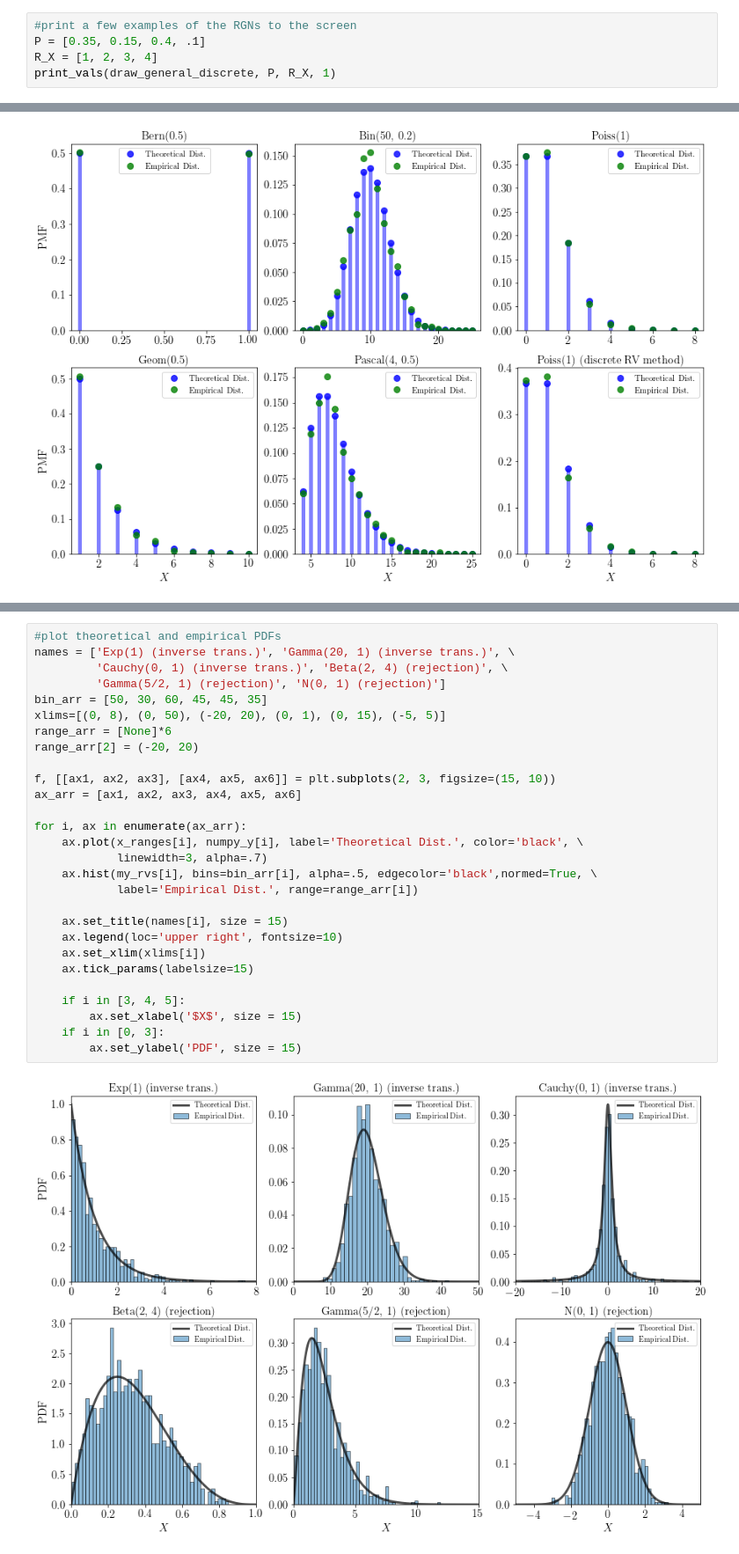
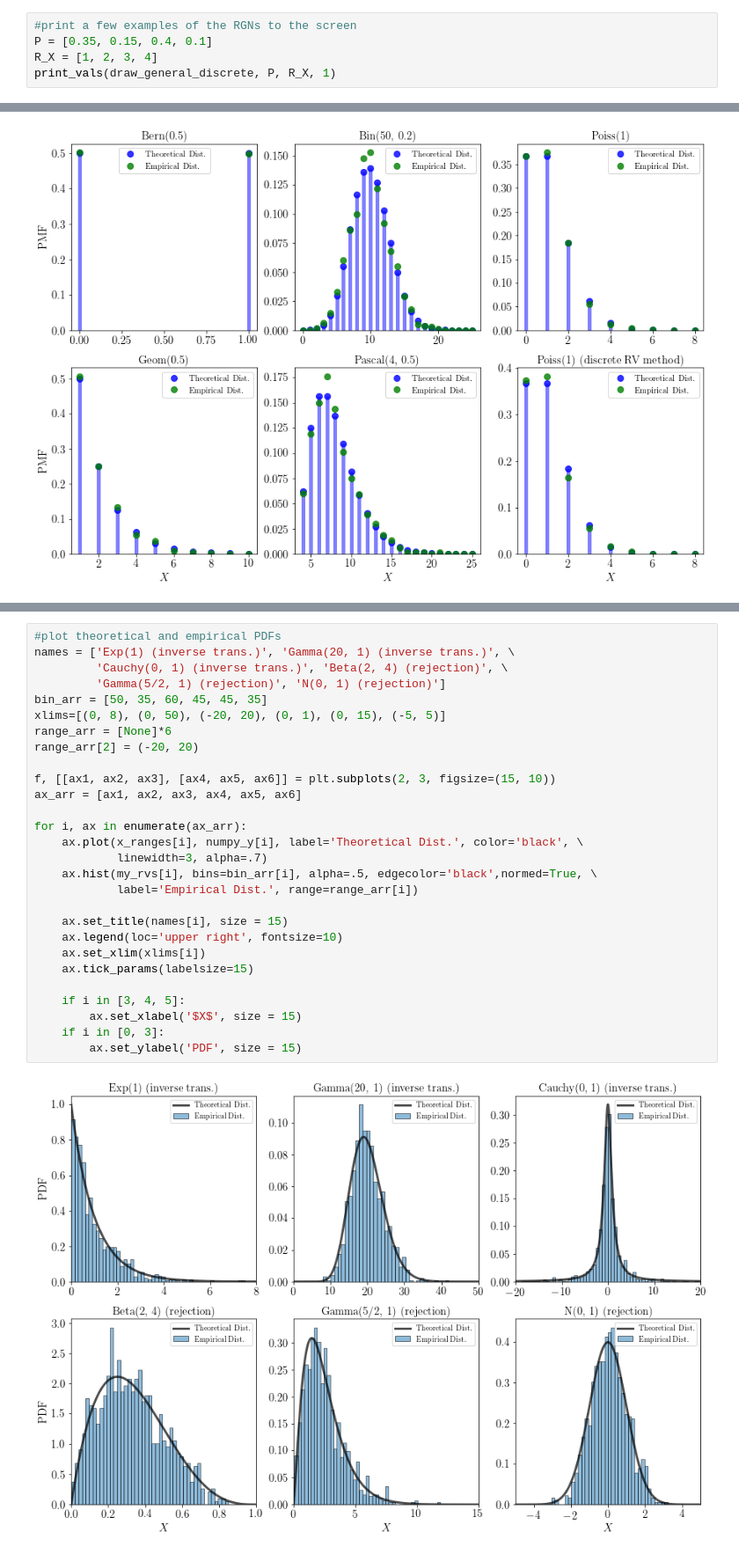
Before and after one commit to dsrub/solutions_to_probability_statistics, a Jupyter notebook: chpt12/chapter_12.ipynb, the cells around one changed output, grey strips where cells are left out. Shown at 88% size. Cells and saved outputs as stored; diff of their text form.

```diff
--- a/chpt12/chapter_12.ipynb
+++ b/chpt12/chapter_12.ipynb
@@ -165,7 +165,7 @@ def draw_general_discrete(P, R_X, N):
     return X_arr
 # %%
 #print a few examples of the RGNs to the screen
-P = [0.35, 0.15, 0.4, .1]
+P = [0.35, 0.15, 0.4, 0.1]
 R_X = [1, 2, 3, 4]
 print_vals(draw_general_discrete, P, R_X, 1)
 # %% [output]
@@ -943,30 +952,30 @@ I now plot normalized histograms of the data and compare to the theoretical dist
 # %%
 #plot theoretical and empirical PDFs
 names = ['Exp(1) (inverse trans.)', 'Gamma(20, 1) (inverse trans.)', \
          'Cauchy(0, 1) (inverse trans.)', 'Beta(2, 4) (rejection)', \
          'Gamma(5/2, 1) (rejection)', 'N(0, 1) (rejection)']
-bin_arr = [50, 30, 60, 45, 45, 35]
+bin_arr = [50, 35, 60, 45, 45, 35]
 xlims=[(0, 8), (0, 50), (-20, 20), (0, 1), (0, 15), (-5, 5)]
 range_arr = [None]*6
 range_arr[2] = (-20, 20)
 
 f, [[ax1, ax2, ax3], [ax4, ax5, ax6]] = plt.subplots(2, 3, figsize=(15, 10))
 ax_arr = [ax1, ax2, ax3, ax4, ax5, ax6]
 
 for i, ax in enumerate(ax_arr):
     ax.plot(x_ranges[i], numpy_y[i], label='Theoretical Dist.', color='black', \
             linewidth=3, alpha=.7)
     ax.hist(my_rvs[i], bins=bin_arr[i], alpha=.5, edgecolor='black',normed=True, \
             label='Empirical Dist.', range=range_arr[i])
 
     ax.set_title(names[i], size = 15)
     ax.legend(loc='upper right', fontsize=10)
     ax.set_xlim(xlims[i])
     ax.tick_params(labelsize=15)
 
     if i in [3, 4, 5]:
         ax.set_xlabel('$X$', size = 15)
     if i in [0, 3]:
         ax.set_ylabel('PDF', size = 15)
 # %% [output]
-[figure, old version]
+[figure, new version]
```
Also changed, not shown: parts of 29 cells of this notebook, 30 other files.
